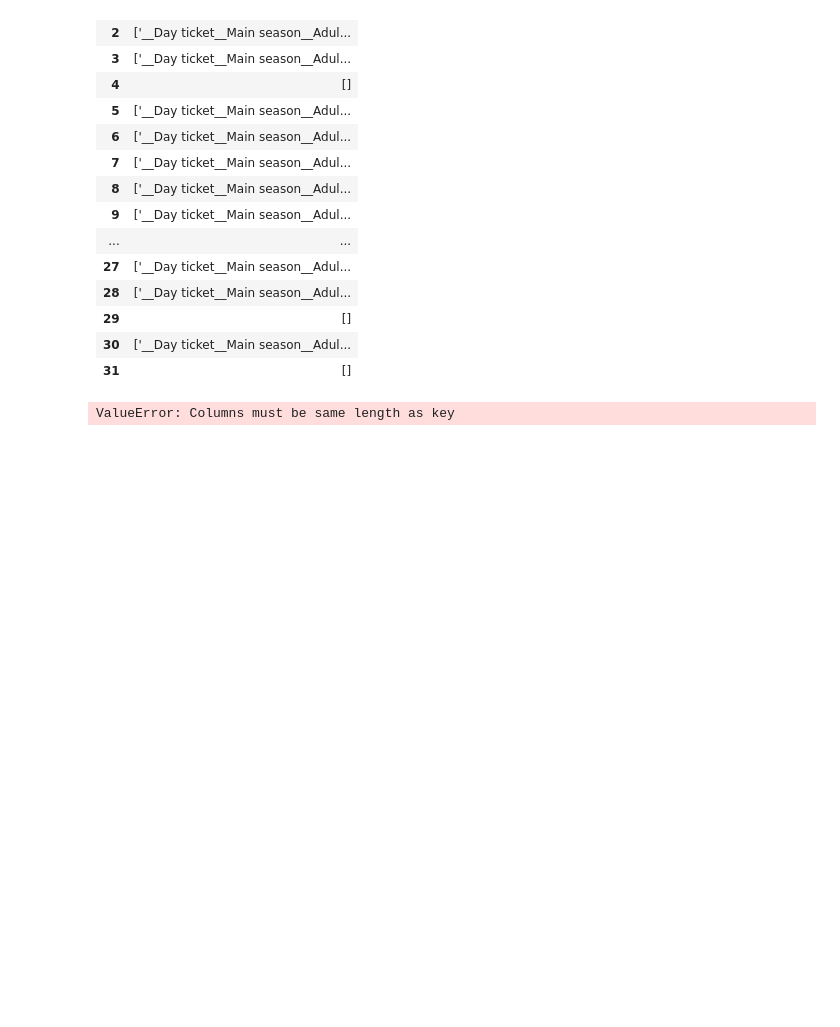
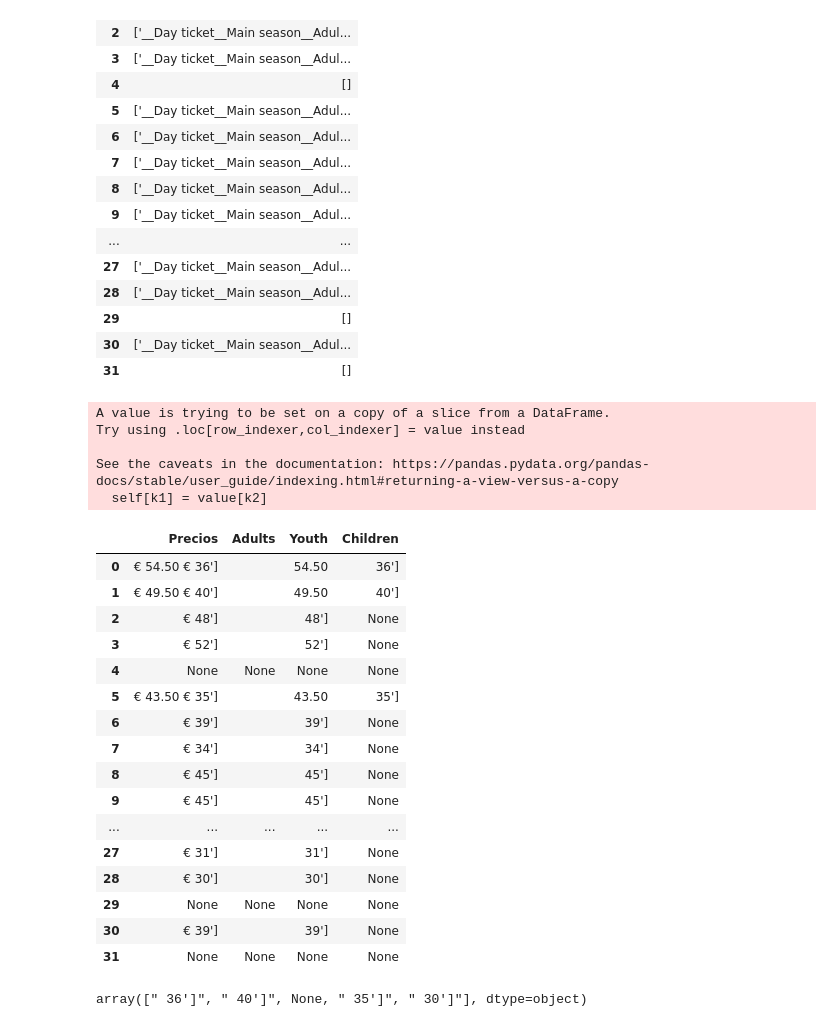
Before and after one commit to jaimecabanyes/GoRiding-, a Jupyter notebook: Estaciones España.ipynb, the cells around one changed output. Saved outputs shown, nothing was run; the diff lists cells and outputs as text; code cells hidden in the pictures; blank space fills up the shorter version.

```diff
--- a/Estaciones España.ipynb
+++ b/Estaciones España.ipynb
@@ -256,6 +316,36 @@ dfprecios
 | 30 | ['__Day ticket__Main season__Adul... |
 | 31 | [] |
 # %%
-dfprecios[['Adults', 'Youth', 'Children', 'Nada', '']] = dfprecios['Precios'].str.split(",", expand=True)
+dfprecios[['Adults', 'Youth', 'Children', 'Nada', 'Precios']] = dfprecios['Precios'].str.split("__", expand=True)
 # %% [output]
-ValueError: Columns must be same length as key
+A value is trying to be set on a copy of a slice from a DataFrame.
+Try using .loc[row_indexer,col_indexer] = value instead
+
+See the caveats in the documentation: https://pandas.pydata.org/pandas-docs/stable/user_guide/indexing.html#returning-a-view-versus-a-copy
+  self[k1] = value[k2]
+# %%
+dfprecios = dfprecios['Precios']
+# %%
+dfprecios = pd.DataFrame(dfprecios)
+# %%
+dfprecios[['Adults', 'Youth', 'Children']] = dfprecios['Precios'].str.split("€ ", expand=True)
+# %%
+dfprecios
+# %% [output]
+|  | Precios | Adults | Youth | Children |
+| 0 | € 54.50 € 36'] |  | 54.50 | 36'] |
+| 1 | € 49.50 € 40'] |  | 49.50 | 40'] |
+| 2 | € 48'] |  | 48'] | None |
+| 3 | € 52'] |  | 52'] | None |
+| 4 | None | None | None | None |
+| 5 | € 43.50 € 35'] |  | 43.50 | 35'] |
+| 6 | € 39'] |  | 39'] | None |
+| 7 | € 34'] |  | 34'] | None |
+| 8 | € 45'] |  | 45'] | None |
+| 9 | € 45'] |  | 45'] | None |
+| ... | ... | ... | ... | ... |
+| 27 | € 31'] |  | 31'] | None |
+| 28 | € 30'] |  | 30'] | None |
+| 29 | None | None | None | None |
+| 30 | € 39'] |  | 39'] | None |
+| 31 | None | None | None | None |
@@ -262 +360,5 @@ ValueError: Columns must be same length as key
+# %%
+dfprecios.Children.unique()
+# %% [output]
+array([" 36']", " 40']", None, " 35']", " 30']"], dtype=object)
 # %%
```
Also changed, not shown: parts of 10 cells of this notebook.
